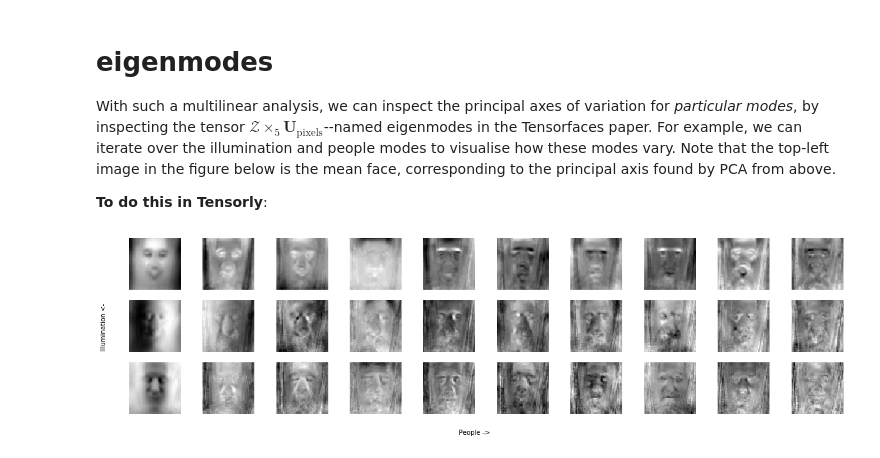
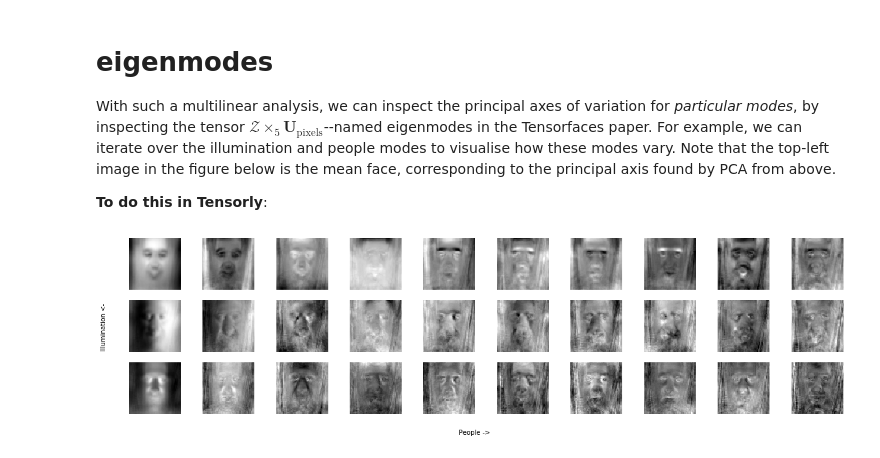
Before and after one commit to tensorly/Proceedings_IEEE_companion_notebooks, a Jupyter notebook: tensorfaces.ipynb, the cells around one changed output. Cells and saved outputs as stored; diff of their text form; code cells hidden in the pictures.

```diff
--- a/tensorfaces.ipynb
+++ b/tensorfaces.ipynb
@@ -238,5 +191,0 @@ $$\mathcal{Z} = \mathcal{X}\times_1 \mathbf{U}^\top_1 \cdots \times_N \mathbf{U}
-# %%
-# solve for the core tensor
-Z = X
-for i, U in enumerate(U_ns):
-    Z = tl.tenalg.mode_dot(Z, U.T, i)
@@ -243,17 +202,19 @@ for i, U in enumerate(U_ns):
+# %%
+from tensorly.decomposition import tucker
+
+core, factors = tucker(X)
 # %% [markdown]
 and we can verify that we indeed recover the original images:
 # %%
 # rebuild X using the mode matrices
-X_hat = Z
-for i, U in enumerate(U_ns):
-    X_hat = tl.tenalg.mode_dot(X_hat, U, i)
+X_hat = tl.tucker_to_tensor((core, factors))
 
 fig, axs = plt.subplots(1, 2, figsize=(5, 5))
-axs[0].imshow(np.reshape(X[0, 0, 0, 0], [img_size, img_size]), cmap='gray')
+axs[0].imshow(tl.reshape(X[0, 0, 0, 0], [img_size, img_size]), cmap='gray')
 axs[0].set_title('original X')
 axs[0].axis(False)
 
-axs[1].imshow(np.reshape(X_hat[0, 0, 0, 0], [img_size, img_size]), cmap='gray')
+axs[1].imshow(tl.reshape(X_hat[0, 0, 0, 0], [img_size, img_size]), cmap='gray')
 axs[1].set_title('X_hat from N-mode SVD')
 axs[1].axis(False)
 plt.show()
@@ -266,7 +227,7 @@ We can view the eigenfaces by taking each column of the mode matrix for the pixe
 # %%
 fig, axs = plt.subplots(1, 8, figsize=(20, 5))
 for i, ax in enumerate(axs):
-    ax.imshow(np.reshape(U_ns[-1][:, -(i+1)], [img_size, img_size]), cmap='gray')
+    ax.imshow(tl.reshape(factors[-1][:, i], [img_size, img_size]), cmap='gray')
     ax.set_title('{}th eigenface'.format(i))
     ax.axis(False)
 # %% [output]
@@ -302,22 +263,21 @@ With such a multilinear analysis, we can inspect the principal axes of variation
 
 **To do this in Tensorly**:
 # %%
-eig_modes = tl.tenalg.mode_dot(Z, U_ns[-1], 4)
+eig_modes = tl.tenalg.mode_dot(core, factors[-1], 4)
 
 fig, axs = plt.subplots(3, 10, figsize=(20, 5))
 
 axs = list(flatten(axs))
 count = 0
 for i in range(3):
     for j in range(10):
-        # recall that the singular values are in ascending order
-        axs[count].imshow(np.reshape( eig_modes[-(j+1), -1, -(i+1), -1, :] , [img_size, img_size]), cmap='gray')
+        axs[count].imshow(tl.reshape( eig_modes[j, 0, i, 0, :] , [img_size, img_size]), cmap='gray')
         axs[count].axis(False)
 
-        count+=1
+        count += 1
 
 fig.text(0.5, 0.04, 'People ->', ha='center')
 fig.text(0.10, 0.5, 'Illumination <-', va='center', rotation='vertical')
 plt.show()
 # %% [output]
-[figure, old version]
+[figure, new version]
```
Also changed, not shown: parts of 15 cells of this notebook.
